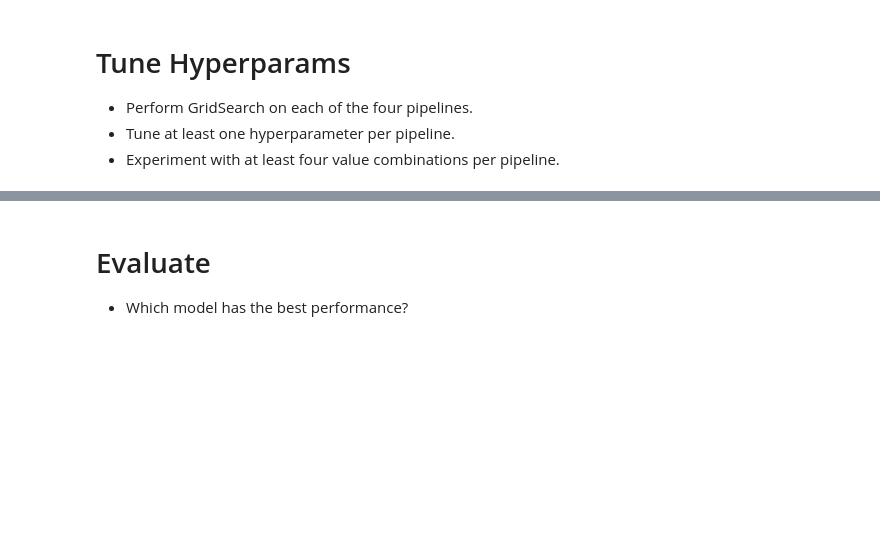
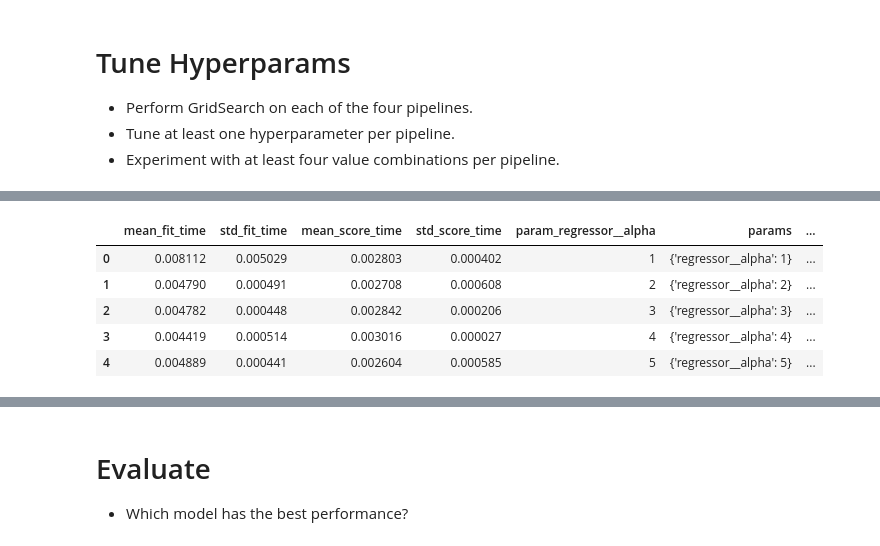
Before and after one commit to klin093/production, a Jupyter notebook: 02_activities/assignments/assignment_2.ipynb, the cells around one changed output, grey strips where cells are left out. Drawn from its saved outputs; the diff is of its cells as text; code cells hidden in the pictures; blank space fills up the shorter version.

```diff
--- a/02_activities/assignments/assignment_2.ipynb
+++ b/02_activities/assignments/assignment_2.ipynb
@@ -260,7 +260,7 @@ Pipeline(steps=[('preprocessing',
 pipeC = Pipeline(
     [
         ('preprocessing', preproc1),
-        ('regressor', Lasso())
+        ('regressor', Ridge())
     ]
 )
 
@@ -335,0 +354,21 @@ dtype: float64
+# %%
+grid_cv_C = GridSearchCV(
+    estimator=pipeC,
+    param_grid={'regressor__alpha': [1,2,3,4,5]},
+    scoring = 'r2',
+    cv = 5,
+    )
+
+grid_cv_C.fit(X_train, Y_train)
+
+resC = grid_cv_C.cv_results_
+resC = pd.DataFrame(resC)
+
+resC
+# %% [output]
+|  | mean_fit_time | std_fit_time | mean_score_time | std_score_time | param_regressor__alpha | params | ... |
+| 0 | 0.008112 | 0.005029 | 0.002803 | 0.000402 | 1 | {'regressor__alpha': 1} | ... |
+| 1 | 0.004790 | 0.000491 | 0.002708 | 0.000608 | 2 | {'regressor__alpha': 2} | ... |
+| 2 | 0.004782 | 0.000448 | 0.002842 | 0.000206 | 3 | {'regressor__alpha': 3} | ... |
+| 3 | 0.004419 | 0.000514 | 0.003016 | 0.000027 | 4 | {'regressor__alpha': 4} | ... |
+| 4 | 0.004889 | 0.000441 | 0.002604 | 0.000585 | 5 | {'regressor__alpha': 5} | ... |
```
Also changed, not shown: parts of 11 cells of this notebook.
